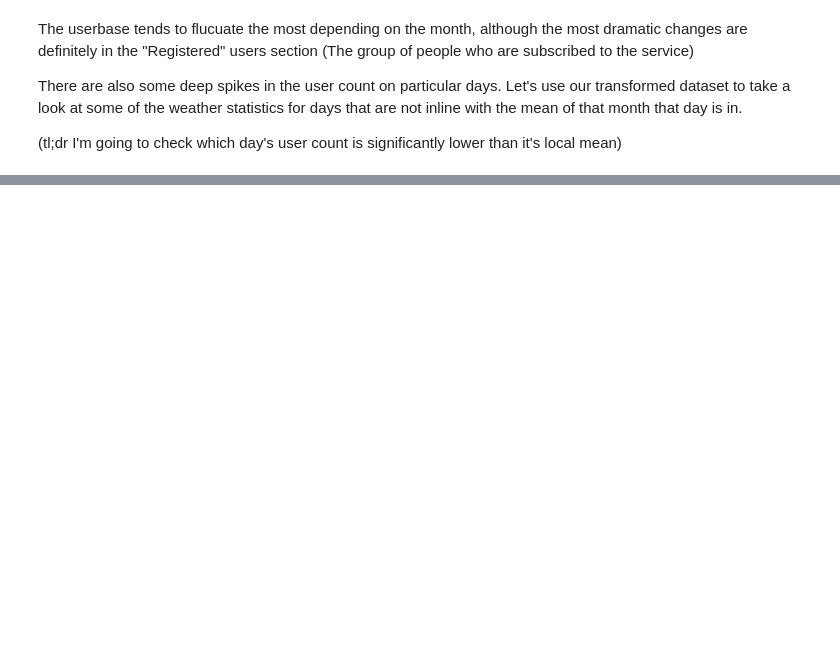
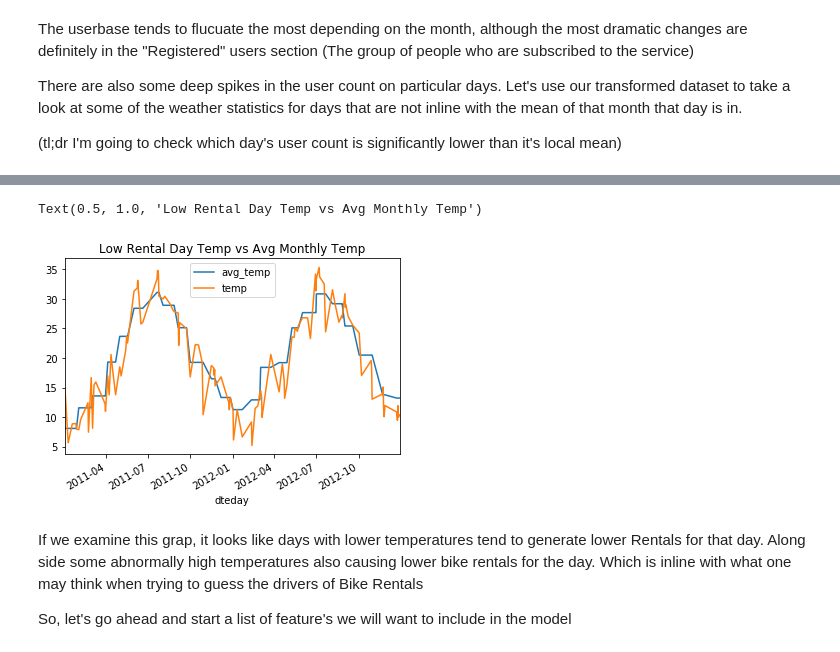
Before and after one commit to Norrick-McGee/ds-personal-projects, a Jupyter notebook: regression/Bike Rental Regression.ipynb, the cells around one changed output, grey strips where cells are left out. Drawn from its saved outputs; the diff is of its cells as text; code cells hidden in the pictures; blank space fills up the shorter version.

```diff
--- a/regression/Bike Rental Regression.ipynb
+++ b/regression/Bike Rental Regression.ipynb
@@ -105,3 +113,5 @@ The userbase tends to flucuate the most depending on the month, although the mos
 There are also some deep spikes in the user count on particular days. Let's use our transformed dataset to take a look at some of the weather statistics for days that are not inline with the mean of that month that day is in.
 
 (tl;dr I'm going to check which day's user count is significantly lower than it's local mean)
+# %%
+count_df = df[['cnt']]
@@ -107,0 +120,12 @@ There are also some deep spikes in the user count on particular days. Let's use
+# %%
+
+## Adds upper and lower count quantiles for finding which days have the lowest and highest usercount
+count_df['monthly_q3'] = count_df['cnt'].resample('M').quantile(.85)
+count_df['monthly_q1'] = count_df['cnt'].resample('M').quantile(.15)
+count_df.fillna(method='backfill',inplace=True)
+
+## Adds average temp for that month to each day to a dataframe called temp_df
+temp_df = transformed_df[['cnt','temp','atemp']]
+temp_df['avg_temp'] = temp_df['temp'].resample('M').mean()
+temp_df['avg_atemp'] = temp_df['atemp'].resample('M').mean()
+temp_df.fillna(method='backfill',inplace=True)
@@ -107,0 +153,10 @@ There are also some deep spikes in the user count on particular days. Let's use
+# %%
+temp_df[count_df['monthly_q1'] > count_df['cnt']][['avg_temp','temp']].plot()
+plt.title('Low Rental Day Temp vs Avg Monthly Temp')
+# %% [output]
+Text(0.5, 1.0, 'Low Rental Day Temp vs Avg Monthly Temp')
+[figure, added]
+# %% [markdown]
+If we examine this grap, it looks like days with lower temperatures tend to generate lower Rentals for that day. Along side some abnormally high temperatures also causing lower bike rentals for the day. Which is inline with what one may think when trying to guess the drivers of Bike Rentals
+
+So, let's go ahead and start a list of feature's we will want to include in the model
```
Also changed, not shown: parts of 30 cells of this notebook, 1 other file.
